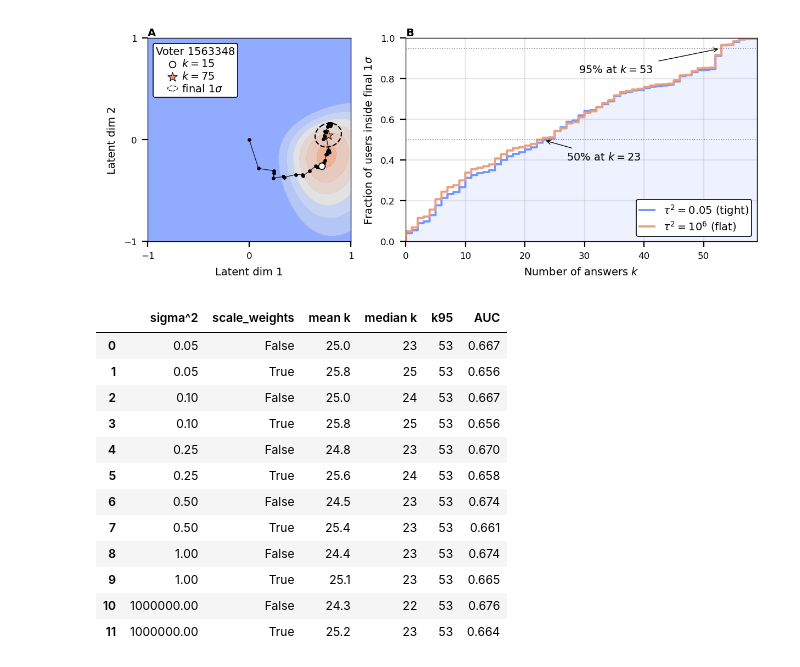
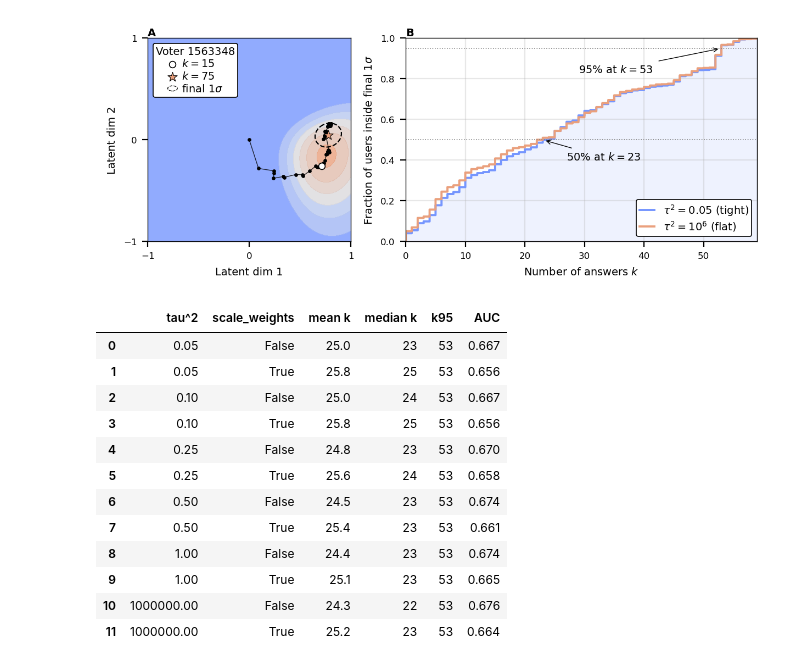
Before and after one commit to fsvbach/ixplore-paper, a Jupyter notebook: notebooks/model_evaluation/analysis_prior_effect.ipynb, the cells around one changed output. Drawn from its saved outputs; the diff is of its cells as text; code cells hidden in the pictures.

```diff
--- a/notebooks/model_evaluation/analysis_prior_effect.ipynb
+++ b/notebooks/model_evaluation/analysis_prior_effect.ipynb
@@ -32,19 +32,19 @@ FIGURES_DIR = Path("../../figures")
 FIGURES_DIR.mkdir(parents=True, exist_ok=True)
 data_dir = DATASET_DIRS[DATASET]
 
-SIGMA_VALUES = [0.05, 0.1, 0.25, 0.5, 1.0, 1e6]
-SIGMA_DEFAULT = 0.25
+TAU_VALUES = [0.05, 0.1, 0.25, 0.5, 1.0, 1e6]  # prior variances tau^2
+TAU_DEFAULT = 0.25
 SPARSITIES = [0.0, 0.3, 0.6, 0.9]
 
 train_metrics = pd.read_csv(ITER_RESULTS_DIR / "train_metrics.csv")
 test_metrics = pd.read_csv(ITER_RESULTS_DIR / "test_metrics.csv")
 
-trajs = {s: pd.read_csv(TRAJ_DIR / f"sigma_{s}.csv", dtype={"user": str})
-         for s in SIGMA_VALUES}
-trajs_scaled = {s: pd.read_csv(TRAJ_DIR / f"sigma_{s}_scaled.csv", dtype={"user": str})
-                for s in SIGMA_VALUES}
-K = trajs[SIGMA_DEFAULT]["k"].max()
-N = trajs[SIGMA_DEFAULT]["user"].nunique()
+trajs = {s: pd.read_csv(TRAJ_DIR / f"tau_{s}.csv", dtype={"user": str})
+         for s in TAU_VALUES}
+trajs_scaled = {s: pd.read_csv(TRAJ_DIR / f"tau_{s}_scaled.csv", dtype={"user": str})
+                for s in TAU_VALUES}
+K = trajs[TAU_DEFAULT]["k"].max()
+N = trajs[TAU_DEFAULT]["user"].nunique()
 print(f"{len(trajs)} priors x {N} users x {K + 1} steps  (scale_weights ∈ {{False, True}})")
 # %% [output]
 6 priors x 1121 users x 76 steps  (scale_weights ∈ {False, True})
@@ -152,19 +152,19 @@ plt.show()
 
 Restricted to three representative priors — $\tau^2 \in \{0.05, 0.25, 10^6\}$ — and sized for the report. Each panel shows the candidate embedding coloured by party, with the per-panel boundary fraction and total variance annotated for reference.
 # %%
-PRIOR_PANELS = [0.05, SIGMA_DEFAULT, 1e6]
+PRIOR_PANELS = [0.05, TAU_DEFAULT, 1e6]
 
 info = pd.read_csv(data_dir / "candidates_information.csv", index_col=0)
 party_colors = info.groupby("party")["color"].first().to_dict()
 
 geom_lookup = (tr_f[tr_f["sparsity"] == 0.0]
-               .groupby("sigma")[["fit_mae", "boundary"]]
+               .groupby("tau")[["fit_mae", "boundary"]]
                .mean())
 
 fig, axes = plt.subplots(1, 3, figsize=vis.figsize(width_frac=1.0, aspect=0.35))
 
-for ax, sigma in zip(axes, PRIOR_PANELS):
-    name = f"sigma_{sigma}_pca_sp_0.0_iter_{ITER_FINAL}"
+for ax, tau in zip(axes, PRIOR_PANELS):
+    name = f"tau_{tau}_pca_sp_0.0_iter_{ITER_FINAL}"
     emb = pd.read_csv(MODELS_DIR / name / "embedding.csv", index_col=0)
     emb = emb.copy()
     emb.iloc[:, 0] = -emb.iloc[:, 0]
@@ -173,12 +173,12 @@ for ax, sigma in zip(axes, PRIOR_PANELS):
     ixplore_vis.plot_embedding(emb, colors=panel_colors, ax=ax, s=10, alpha=0.85,
                                edgecolors="white", lw=0.3)
 
-    fit_mae = geom_lookup.loc[sigma, "fit_mae"]
-    boundary = geom_lookup.loc[sigma, "boundary"]
+    fit_mae = geom_lookup.loc[tau, "fit_mae"]
+    boundary = geom_lookup.loc[tau, "boundary"]
     bbox = dict(boxstyle="round,pad=0.3", facecolor="white", alpha=1.0,
                 edgecolor="0.5", linewidth=0.6)
     ax.text(0.04, 0.04,
-            f"$\\bf{{\\tau^2={vis.fmt_sigma(sigma)}}}$\n"
+            f"$\\bf{{\\tau^2={vis.fmt_tau(tau)}}}$\n"
             f"MAE={fit_mae:.3f}\n"
             f"BF={boundary * 100:.1f}%",
             transform=ax.transAxes, ha="left", va="bottom",
@@ -359,26 +359,26 @@ plt.show()
 furthest test user (τ²=0.25): 1563348 (||μ_final||=0.779, k-to-1σ=30)
 [figure]
 # %%
-def summarise(table, sigma, scale_label, K):
+def summarise(table, tau, scale_label, K):
     fk = table.values
     return {
-        "sigma^2": sigma,
+        "tau^2": tau,
         "scale_weights": scale_label,
         "mean k": fk.mean().round(1),
         "median k": int(np.median(fk)),
         "k95": int(np.quantile(fk, 0.95)),
         "AUC": round(1 - fk.mean() / K, 3),
     }
 
 rows = []
-for s in SIGMA_VALUES:
+for s in TAU_VALUES:
     rows.append(summarise(per_prior_first_k[s], s, False, K))
     rows.append(summarise(per_prior_first_k_scaled[s], s, True, K))
 
 summary = pd.DataFrame(rows)
 summary
 # %% [output]
-|  | sigma^2 | scale_weights | mean k | median k | k95 | AUC |
+|  | tau^2 | scale_weights | mean k | median k | k95 | AUC |
 | 0 | 0.05 | False | 25.0 | 23 | 53 | 0.667 |
 | 1 | 0.05 | True | 25.8 | 25 | 53 | 0.656 |
 | 2 | 0.10 | False | 25.0 | 24 | 53 | 0.667 |
```
Also changed, not shown: parts of 2 cells of this notebook, 54 other files.
